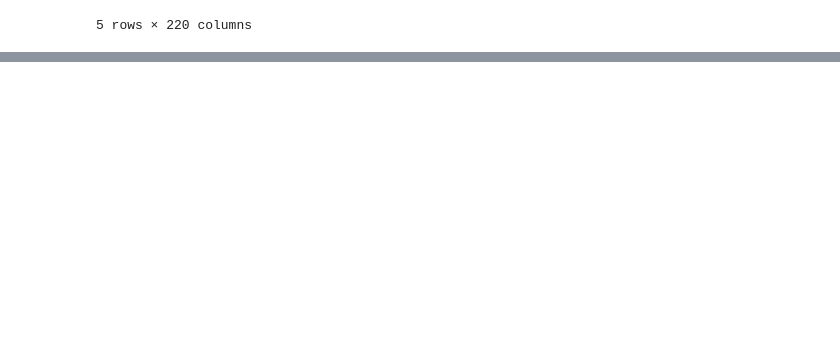
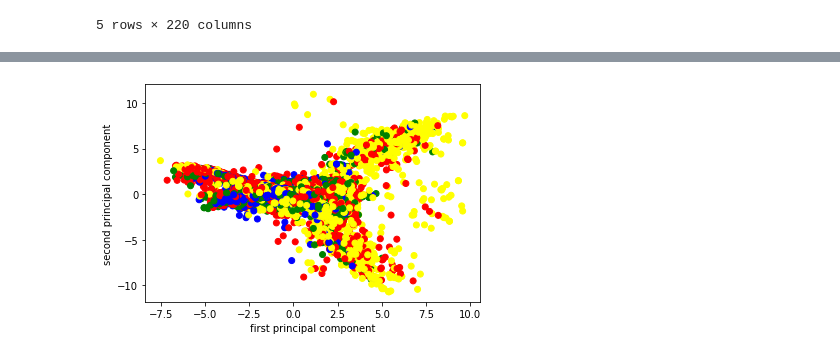
Before and after one commit to RDOGS-Friendz/SLDL-MLB-ATT-Prediction, a Jupyter notebook: statistical-learning/dimension_reduction.ipynb, the cells around one changed output, grey strips where cells are left out. Drawn from its saved outputs; the diff is of its cells as text; code cells hidden in the pictures; blank space fills up the shorter version.

Commit message:
finish quartiles labeling and PCA

```diff
--- a/statistical-learning/dimension_reduction.ipynb
+++ b/statistical-learning/dimension_reduction.ipynb
@@ -42,0 +49,23 @@ trainset.head()
+# %%
+# create a list to store the level of attendance for each game, the level is divided by quartile
+# 0: 0-25%
+# 1: 25-50%
+# 2: 50-75%
+# 3: 75-100%
+train_attendance_level = []
+attendance_quartiles = trainset['attendance'].quantile([0, 0.25, 0.5, 0.75, 1]).tolist()
+
+def get_attendance_level(attendance):
+    if attendance <= attendance_quartiles[1]:
+        return 0
+    elif attendance <= attendance_quartiles[2]:
+        return 1
+    elif attendance <= attendance_quartiles[3]:
+        return 2
+    else:
+        return 3
+
+for attendance in trainset['attendance']:
+    train_attendance_level.append(get_attendance_level(attendance))
+
+print(f"the level distribution of attendance is \n{pd.Series(train_attendance_level).value_counts()}")
@@ -42,0 +107,23 @@ trainset.head()
+# %%
+# from above printing result, we know the player column index starts from 16 to 183
+# so these columns are the player one-hot features, and we will use PCA to reduce them to 2 dimensions
+player_one_hot_features = trainset.iloc[:, 16:184]
+
+# standardize the data
+scaler = StandardScaler()
+player_one_hot_features = scaler.fit_transform(player_one_hot_features)
+
+# use PCA to reduce the dimension to 2
+pca = PCA(n_components=8)
+player_one_hot_features = pca.fit_transform(player_one_hot_features)
+
+# visualize the result
+# in train_attendance_level, 0: 0-25%, 1: 25-50%, 2: 50-75%, 3: 75-100%
+# we use different color to represent different level, 0 is blue, 1 is green, 2 is red, 3 is yellow
+colors = ['blue', 'green', 'red', 'yellow']
+plt.scatter(player_one_hot_features[:, 0], player_one_hot_features[:, 1], c=train_attendance_level, cmap=matplotlib.colors.ListedColormap(colors))
+plt.xlabel('first principal component')
+plt.ylabel('second principal component')
+plt.show()
+# %% [output]
+[figure, added]
```
Also changed, not shown: parts of 10 cells of this notebook, 2 other files.
